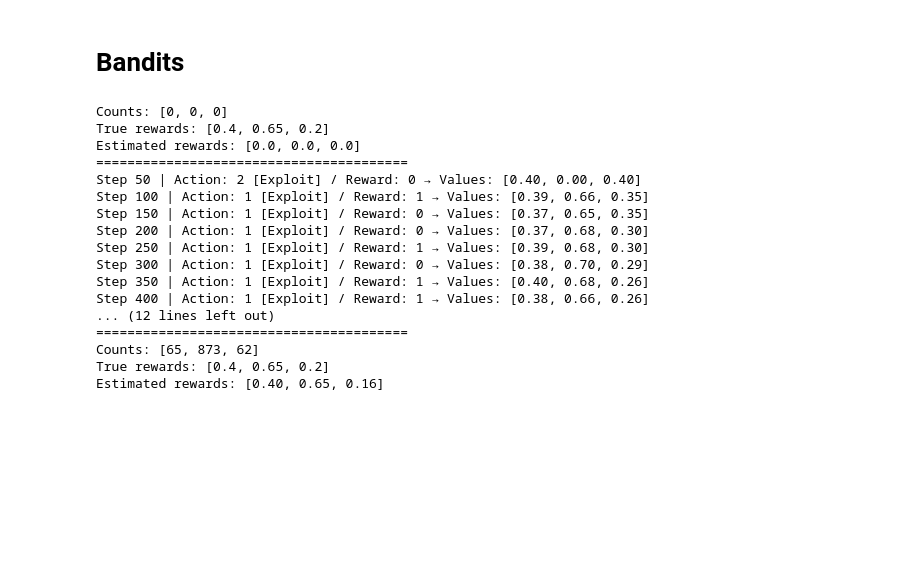
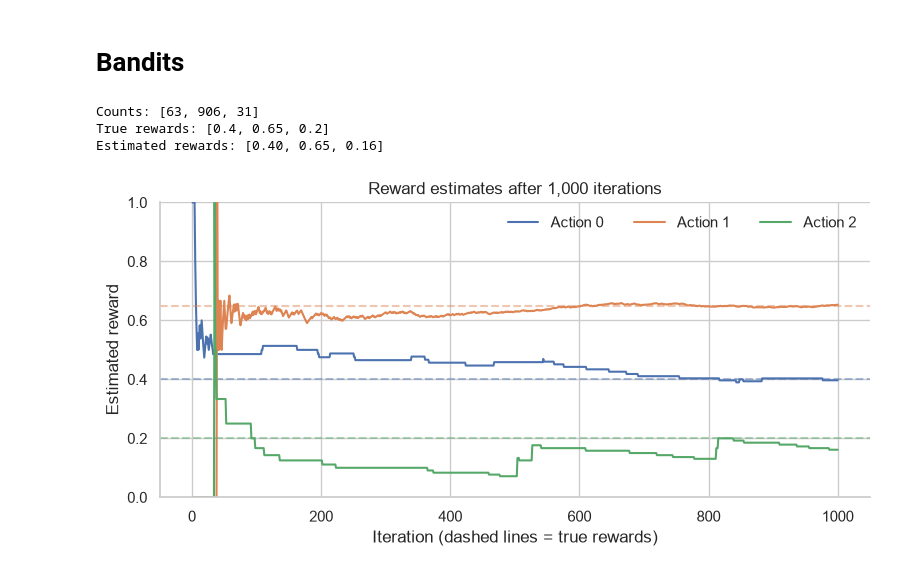
Before and after one commit to dewith/reinforcement, a Jupyter notebook: bandits.ipynb, the cells around one changed output. Saved outputs shown, nothing was run; the diff lists cells and outputs as text; code cells hidden in the pictures; blank space fills up the shorter version.

```diff
--- a/bandits.ipynb
+++ b/bandits.ipynb
@@ -21,7 +26,7 @@ def choose_action(n_actions: int, epsilon: float = 0.1) -> tuple[str, int]:
     return "Exploit", max(range(n_actions), key=lambda a: values[a])
 
 
-def update(counts: list[int], action: int, reward: int) -> None:
+def update(counts: list[int], values, action: int, reward: int) -> None:
     """Updates counts and values."""
     counts[action] += 1
     n = counts[action]
@@ -29,47 +34,55 @@ def update(counts: list[int], action: int, reward: int) -> None:
     # Incremental average
     values[action] += (reward - values[action]) / n
 
+
 def pprint(lst: list) -> str:
-  return "[" + ", ".join([f"{x:.2f}" for x in lst]) + "]"
+    return "[" + ", ".join([f"{x:.2f}" for x in lst]) + "]"
+
+
+def plot_progress(history: list[list[float]], true_probabilities: list[float]) -> None:
+    """Plot the estimated reward for each action over time."""
+    steps = range(1, len(history) + 1)
+    palette = sns.color_palette("deep", len(true_probabilities))
+    fig, ax = plt.subplots(figsize=(8, 4))
+
+    for action, (true_probability, color) in enumerate(zip(true_probabilities, palette)):
+        estimates = [values_at_step[action] for values_at_step in history]
+        sns.lineplot(x=steps, y=estimates, color=color, label=f"Action {action}", ax=ax)
+        ax.axhline(true_probability, color=color, linestyle="--", alpha=0.45)
+
+    ax.set(
+        title=f"Reward estimates after {len(history):,} iterations",
+        xlabel="Iteration (dashed lines = true rewards)",
+        ylabel="Estimated reward",
+        ylim=(0, 1),
+    )
+    ax.legend(title=None, frameon=False, ncol=len(true_probabilities))
+    sns.despine()
+    plt.tight_layout()
+    plt.show()
+    plt.close(fig)
 # %%
 n_actions = 3
 
 true_probabilities = [0.4, 0.65, 0.2]
 counts = [0] * n_actions
 values = [0.0] * n_actions
+estimate_history = []
 
-print("Counts:", counts)
-print("True rewards:", true_probabilities)
-print("Estimated rewards:", values)
-
-print("=" * 40)
 n_iters = 1000
 for step in range(n_iters):
-    action_type, action = choose_action(n_actions, epsilon=0.1)
+    _, action = choose_action(n_actions, epsilon=0.1)
     reward = environment(true_probabilities, action)
-    update(counts, action, reward)
-    if (step + 1) % (n_iters * 0.05) == 0:
-        print(f"Step {step+1} | Action: {action} [{action_type}] / Reward: {reward} → Values: {pprint(values)}")
-print("=" * 40)
+    update(counts, values, action, reward)
+    estimate_history.append(values.copy())
 
 print("Counts:", counts)
 print("True rewards:", true_probabilities)
 print("Estimated rewards:", pprint(values))
+
+plot_progress(estimate_history, true_probabilities)
 # %% [output]
-Counts: [0, 0, 0]
-True rewards: [0.4, 0.65, 0.2]
-Estimated rewards: [0.0, 0.0, 0.0]
-========================================
-Step 50 | Action: 2 [Exploit] / Reward: 0 → Values: [0.40, 0.00, 0.40]
-Step 100 | Action: 1 [Exploit] / Reward: 1 → Values: [0.39, 0.66, 0.35]
-Step 150 | Action: 1 [Exploit] / Reward: 0 → Values: [0.37, 0.65, 0.35]
-Step 200 | Action: 1 [Exploit] / Reward: 0 → Values: [0.37, 0.68, 0.30]
-Step 250 | Action: 1 [Exploit] / Reward: 1 → Values: [0.39, 0.68, 0.30]
-Step 300 | Action: 1 [Exploit] / Reward: 0 → Values: [0.38, 0.70, 0.29]
-Step 350 | Action: 1 [Exploit] / Reward: 1 → Values: [0.40, 0.68, 0.26]
-Step 400 | Action: 1 [Exploit] / Reward: 1 → Values: [0.38, 0.66, 0.26]
-... (12 lines left out)
-========================================
-Counts: [65, 873, 62]
+Counts: [63, 906, 31]
 True rewards: [0.4, 0.65, 0.2]
 Estimated rewards: [0.40, 0.65, 0.16]
+[figure, added]
```
Also changed, not shown: parts of 2 cells of this notebook, 1 other file.
